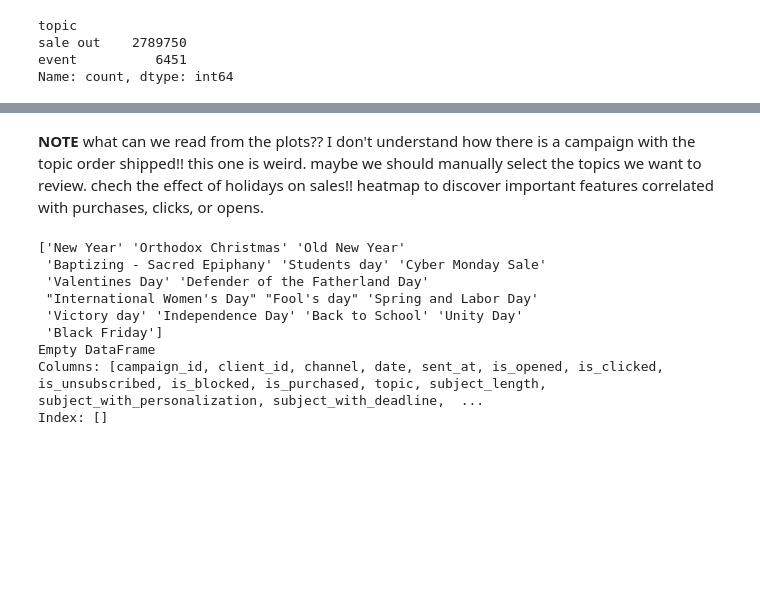
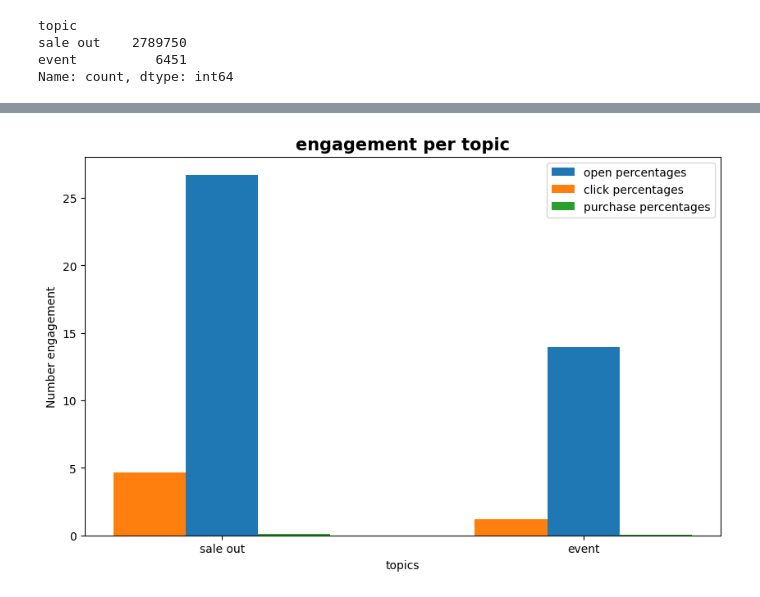
Before and after one commit to miguelsadorra14/DataWrangling, a Jupyter notebook: project.ipynb, the cells around one changed output, grey strips where cells are left out. Cells and saved outputs as stored; diff of their text form; code cells hidden in the pictures; blank space fills up the shorter version.

```diff
--- a/project.ipynb
+++ b/project.ipynb
@@ -656,33 +624,24 @@ print(type(clicked_per_topic))
 # %%
 def calc_perecentage(rest, part):
+    if rest + part == 0:
+        return 0
     return (part / (rest + part)) * 100
 
 def calc_percentages(col_name):
     topics_clicks = topcis_engagement.groupby("topic")[col_name].value_counts()
-    # calculating clicks percentages of our chosen topics
     percentages = []
     for i in range(0, len(topics_clicks), 2):
-        if i == len(topics_clicks) - 1:  # least one has 0 clicks so clicks percentage is 0%
-            percentages.append(0)
-            break
         percentages.append(calc_perecentage(topics_clicks[i] , topics_clicks[i + 1]))
-
     return percentages
 
-# Choosing 5 topics with most engagement and 5 topics with least engagement
 topics = merged_df["topic"].value_counts()
-
-# filter only the topics in our engagement list
 topcis_engagement = merged_df.loc[merged_df["topic"].isin(topics.index)][["topic", "is_clicked", "is_opened", "is_purchased"]]
-
 topics_clicks = topcis_engagement.groupby("topic")["is_clicked"].value_counts()
 
-# calculating clicks percentages of our chosen topics
 clicks_percentages = calc_percentages("is_clicked")
 opened_percentages = calc_percentages("is_opened")
 purchased_percentages = calc_percentages("is_purchased")
 
-
 print(topics)
 # %% [output]
 topic
@@ -734,27 +667,14 @@ Index(['sale out', 'event'], dtype='object', name='topic')
-# %% [markdown]
-**NOTE** what can we read from the plots?? I don't understand how there is a campaign with the topic order shipped!! this one is weird. maybe we should manually select the topics we want to review.
-chech the effect of holidays on sales!!
-heatmap to discover important features correlated with purchases, clicks, or opens.
-# %%
-holiday_df = pd.read_csv("holidays.csv")
-
-merged_df2 = pd.merge(merged_df, holiday_df, left_on="date", right_on="date", how="inner")
-
-print(holiday_df["holiday"].unique())
-print(merged_df2)
-
-# so we have 0 bulk campaings on the same dates of the holidays. which makes sense because bulk campaings are sale outs and events and
-# if a campaign is held on a national holiday then it is highly likely that few people will attend or buy anything.
-# now we want to check engagement in the periods slightly before the holidays and see if it makes a difference.
-# OR another Idea is to check the volume of engagements of every week of the year and see which ones are the highest. thesis would be that the week before
-# holidays will have the most engagement
-# %% [output]
-['New Year' 'Orthodox Christmas' 'Old New Year'
- 'Baptizing - Sacred Epiphany' 'Students day' 'Cyber Monday Sale'
- 'Valentines Day' 'Defender of the Fatherland Day'
- "International Women's Day" "Fool's day" 'Spring and Labor Day'
- 'Victory day' 'Independence Day' 'Back to School' 'Unity Day'
- 'Black Friday']
-Empty DataFrame
-Columns: [campaign_id, client_id, channel, date, sent_at, is_opened, is_clicked, is_unsubscribed, is_blocked, is_purchased, topic, subject_length, subject_with_personalization, subject_with_deadline,  ...
-Index: []
+# %%
+X_axis = np.arange(len(topics.index.values))
+plt.figure(figsize=(10,6))
+plt.bar(X_axis , opened_percentages, 0.2, label = 'open percentages')
+plt.bar(X_axis - 0.2, clicks_percentages, 0.2, label = 'click percentages')
+plt.bar(X_axis + 0.2, purchased_percentages, 0.2, label = 'purchase percentages')
+plt.xticks(X_axis, topics.index.values)
+plt.xlabel("topics")
+plt.ylabel("Number engagement")
+plt.title("engagement per topic", fontweight = "bold", fontsize = 15)
+plt.legend()
+plt.show()
+# %% [output]
+[figure, added]
```
Also changed, not shown: parts of 15 cells of this notebook.
